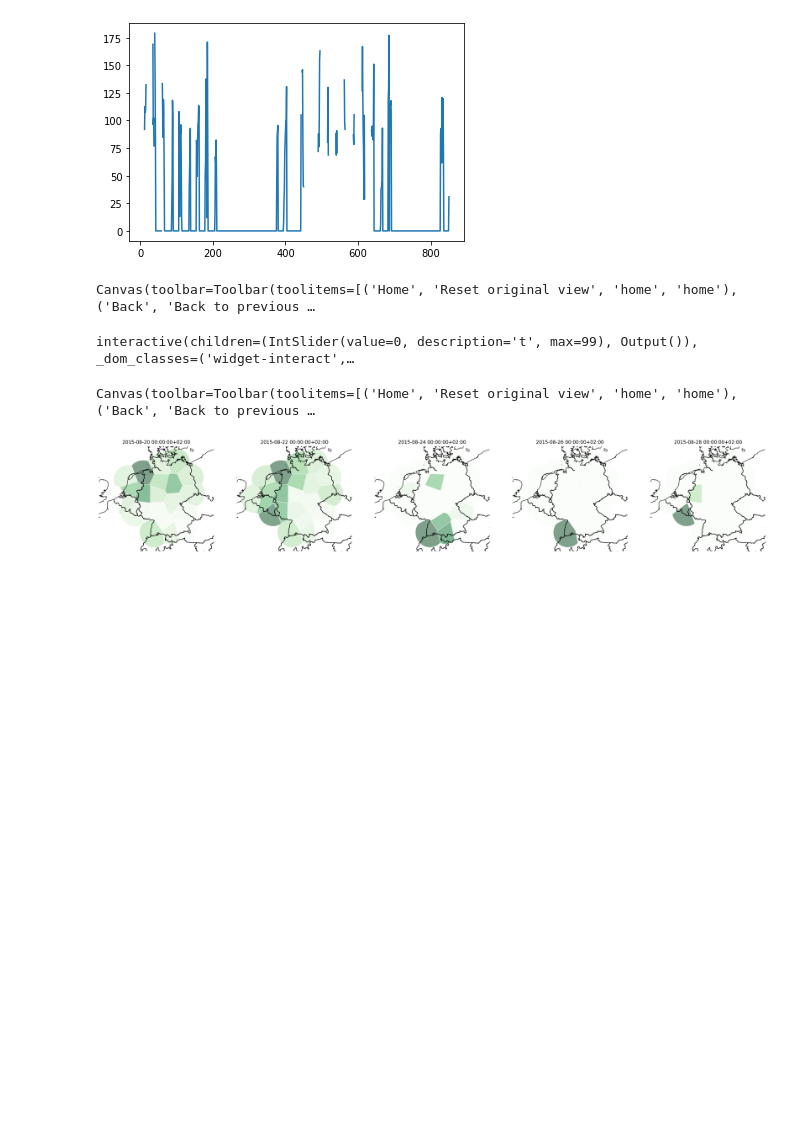
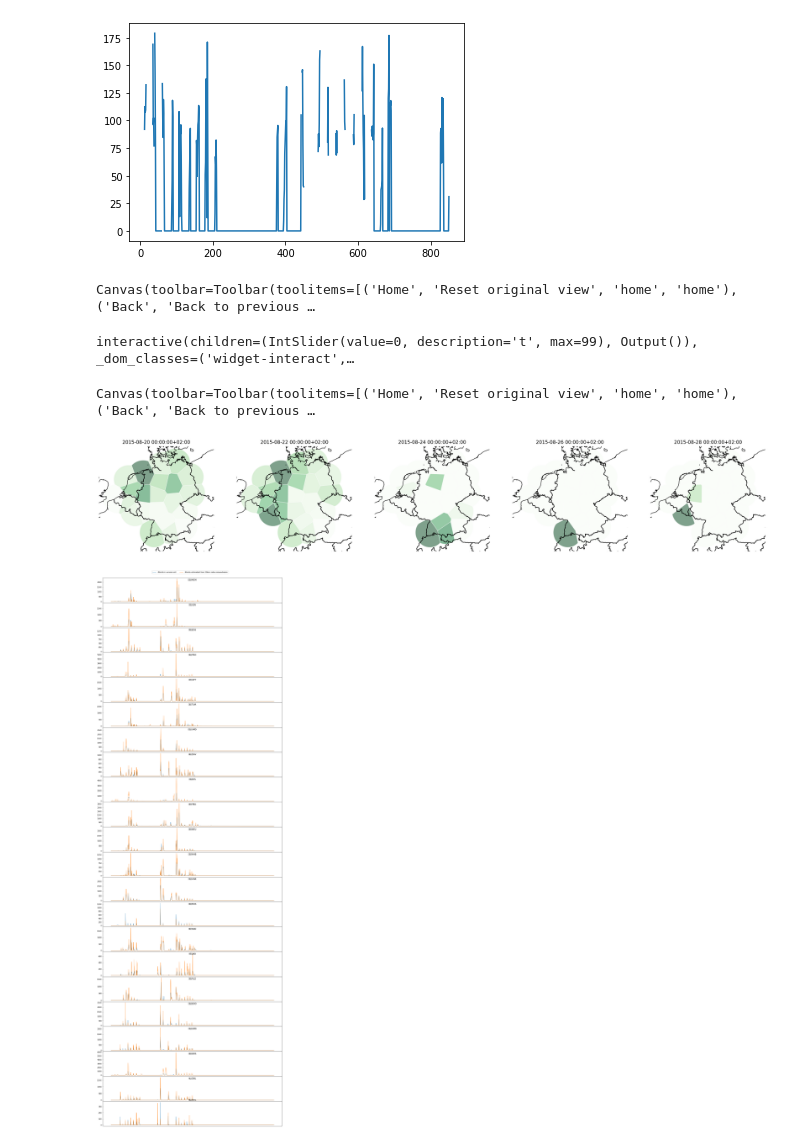
Before and after one commit to FionaLippert/birdMigration, a Jupyter notebook: notebooks/Untitled4.ipynb, the cells around one changed output. Saved outputs shown, nothing was run; the diff lists cells and outputs as text; code cells hidden in the pictures; blank space fills up the shorter version.

```diff
--- a/notebooks/Untitled4.ipynb
+++ b/notebooks/Untitled4.ipynb
@@ -360,4 +347,30 @@ radars = [Point(row.x, row.y).buffer(25_000) for i, row in voronoi.iterrows()]
 radars = gpd.GeoDataFrame({'radar': voronoi['radar'], 'geometry': radars}, crs='epsg:3035').to_crs(epsg='4326')
 counts_rad = aggregate(traj, states, radars, t_range, state=1)
 counts_rad = counts_rad.fillna(0)
+# %%
+t_range = range(T)
+fig, ax = plt.subplots(22, 1, figsize=(15,44), sharex=True)
+vor_areas = voronoi.to_crs(epsg='3035').area
+rad_areas = radars.to_crs(epsg='3035').area
+labels = ['#birds in voronoi cell', '#birds estimated from 25km radius around radar']
+n_radars = 22
+for i in range(n_radars):
+    vor = [counts_vor.iloc[i][f'n_birds_{t}'] for t in t_range]
+    rad = [(counts_rad.iloc[i][f'n_birds_{t}'] / rad_areas.iloc[i]) * vor_areas.iloc[i] for t in t_range]
+    #rad = [counts_rad.iloc[i][f'n_birds_{t}'] for t in t_range]
+    #np.array(vor) - np.array(rad)
+    if i == n_radars-1:
+        ax[i].plot(t_range, vor, alpha=0.7, label=labels[0])
+        ax[i].plot(t_range, rad, alpha=0.7, label=labels[1])
+        ax[i].set_xticklabels(time)
+    else:
+        ax[i].plot(t_range, vor, alpha=0.7)
+        ax[i].plot(t_range, rad, alpha=0.7)
+        ax[i].set_xticks([])
+    ax[i].set_title(counts_vor.iloc[i].radar, pad=-16)
+fig.legend(loc="upper center", ncol=2, bbox_to_anchor=(0.5, 1.01))
+fig.tight_layout()
+fig.subplots_adjust(hspace=0)
+# %% [output]
+[figure, added]
 # %%
```
Also changed, not shown: parts of 23 cells of this notebook, 9 other files.
